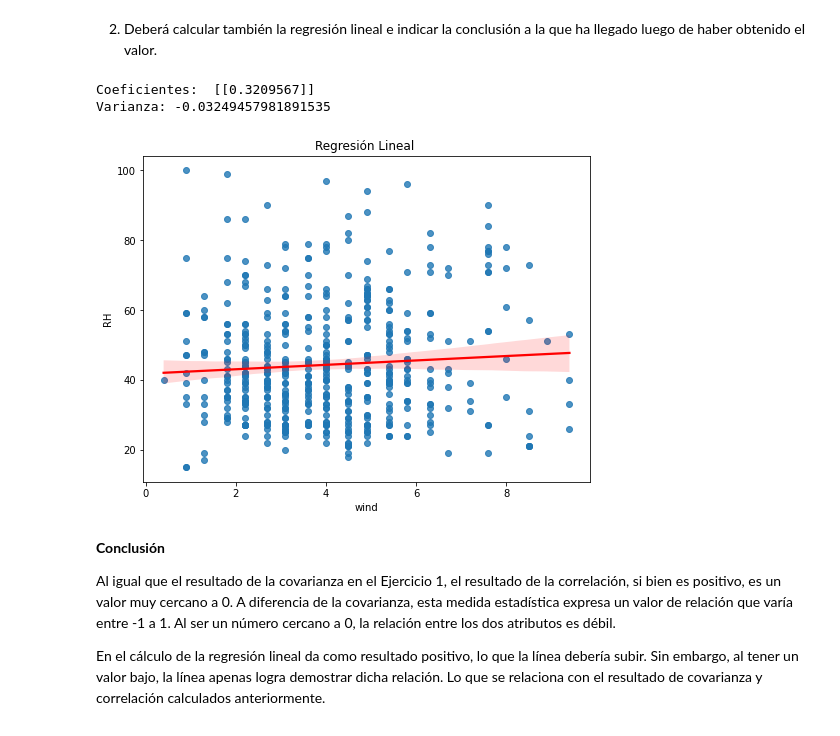
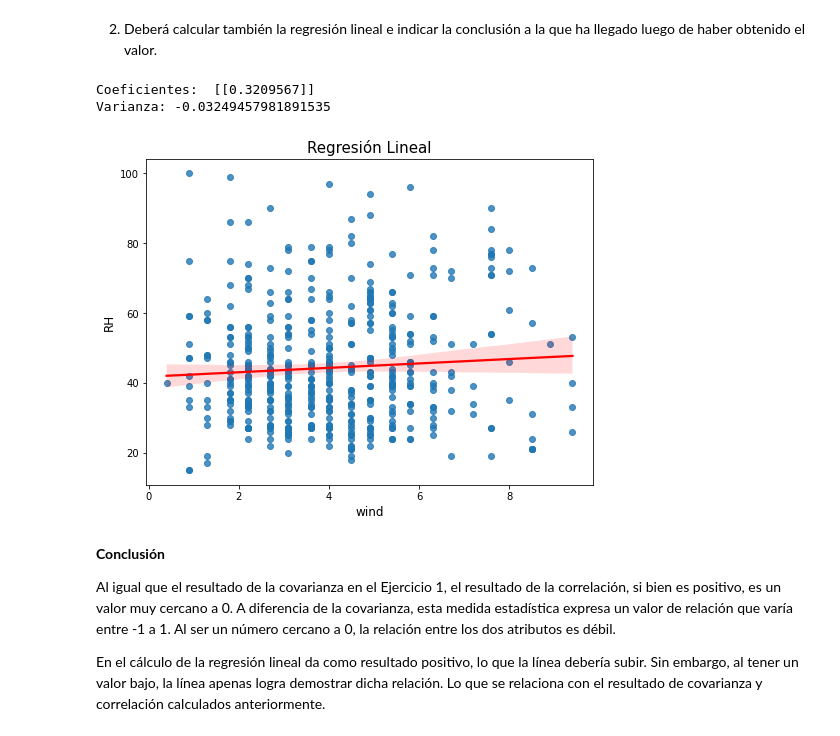
Before and after one commit to eddzhizhpon/p60-simulacion, a Jupyter notebook: t5-autocorrelacion/t5-autocorrelacion.ipynb, the cells around one changed output. Drawn from its saved outputs; the diff is of its cells as text; code cells hidden in the pictures.

```diff
--- a/t5-autocorrelacion/t5-autocorrelacion.ipynb
+++ b/t5-autocorrelacion/t5-autocorrelacion.ipynb
@@ -162,21 +220,21 @@ Correlación (Pearson) entre "wind" y "RH" = 0.06941006715607254
 # %%
 length = forest_df.shape[0]
 x = forest_df['wind'].values.reshape(length, 1)
 y = forest_df['RH'].values.reshape(length, 1)
 
 fig = plt.figure(figsize=(8, 6))
 ax = fig.add_subplot(1, 1, 1)
 ax = print_linear_regression(
     x=x, y=y, test_size=0.3, ax=ax, ci=95,
     line_kws={"color": "red"})
-ax.set_title('Regresión Lineal ')
-ax.set_xlabel('wind')
-ax.set_ylabel('RH')
+ax.set_title('Regresión Lineal', fontsize = 15)
+ax.set_xlabel('wind', fontsize = 12)
+ax.set_ylabel('RH', fontsize = 12)
 plt.show()
 # %% [output]
 Coeficientes:  [[0.3209567]]
 Varianza: -0.03249457981891535
-[figure, old version]
+[figure, new version]
 # %% [markdown]
 **Conclusión**
 
```
Also changed, not shown: parts of 16 cells of this notebook.
